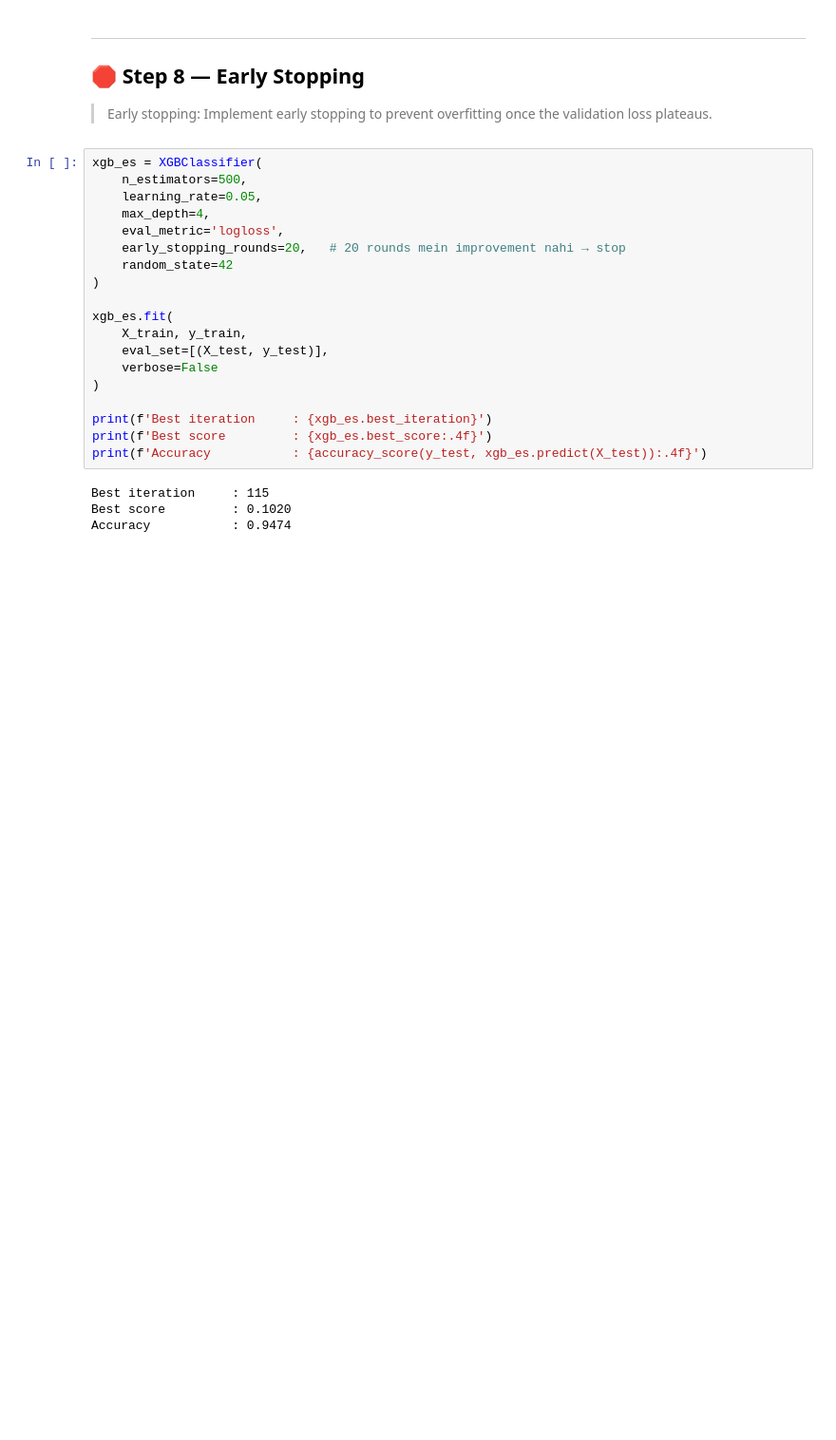
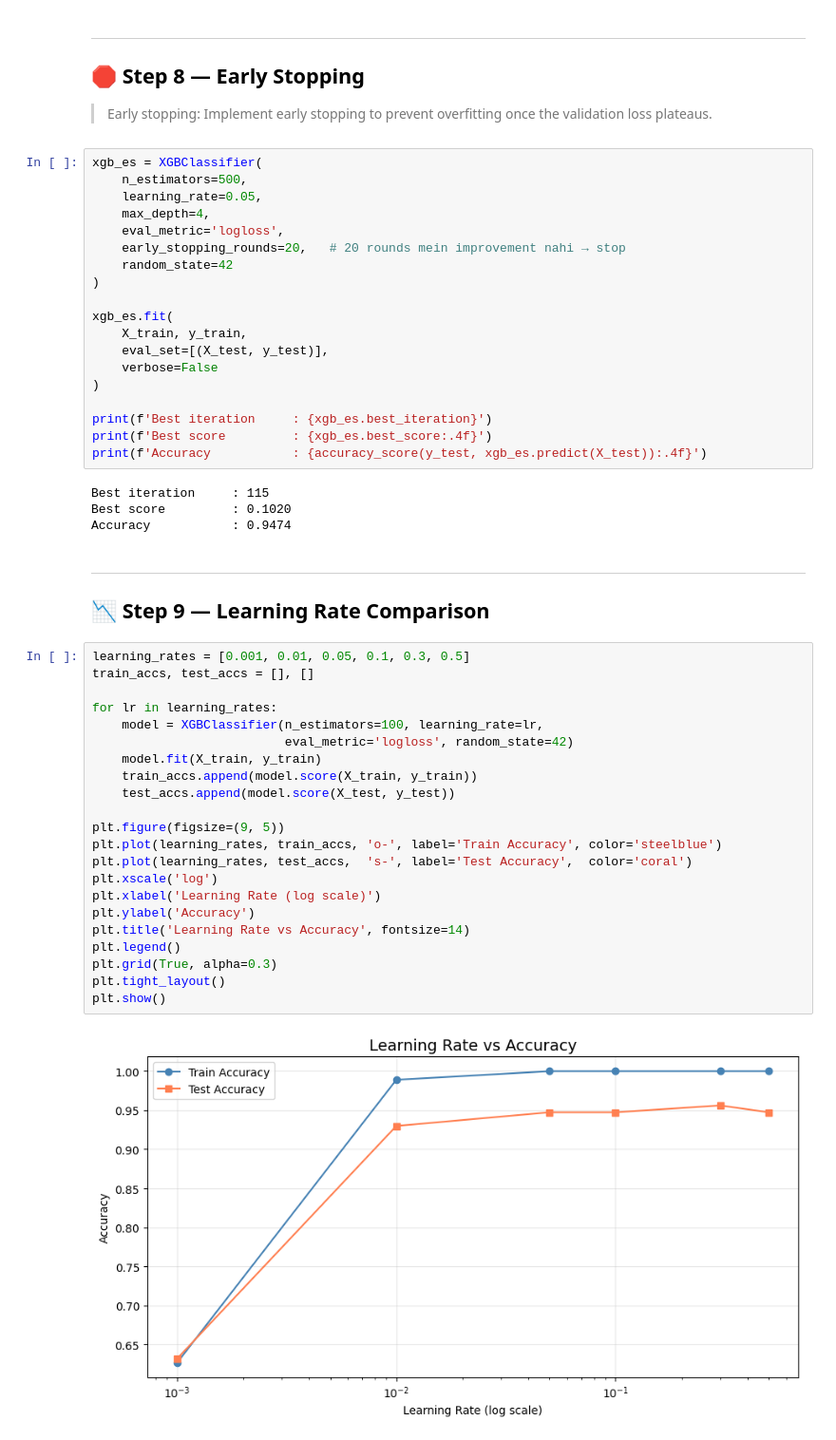
Before and after one commit to abdullah123-collab/Machine_Learning-, a Jupyter notebook: Basics/Ensemble_Methods/Boosting/XGBoost.ipynb, the cells around one changed output. Shown at 95% size. Saved outputs shown, nothing was run; the diff lists cells and outputs as text; blank space fills up the shorter version.

Commit message:
Learning Rate Comparison

```diff
--- a/Basics/Ensemble_Methods/Boosting/XGBoost.ipynb
+++ b/Basics/Ensemble_Methods/Boosting/XGBoost.ipynb
@@ -230,3 +230,30 @@ print(f'Accuracy           : {accuracy_score(y_test, xgb_es.predict(X_test)):.4f
 Best iteration     : 115
 Best score         : 0.1020
 Accuracy           : 0.9474
+# %% [markdown]
+---
+## 📉 Step 9 — Learning Rate Comparison
+# %%
+learning_rates = [0.001, 0.01, 0.05, 0.1, 0.3, 0.5]
+train_accs, test_accs = [], []
+
+for lr in learning_rates:
+    model = XGBClassifier(n_estimators=100, learning_rate=lr,
+                          eval_metric='logloss', random_state=42)
+    model.fit(X_train, y_train)
+    train_accs.append(model.score(X_train, y_train))
+    test_accs.append(model.score(X_test, y_test))
+
+plt.figure(figsize=(9, 5))
+plt.plot(learning_rates, train_accs, 'o-', label='Train Accuracy', color='steelblue')
+plt.plot(learning_rates, test_accs,  's-', label='Test Accuracy',  color='coral')
+plt.xscale('log')
+plt.xlabel('Learning Rate (log scale)')
+plt.ylabel('Accuracy')
+plt.title('Learning Rate vs Accuracy', fontsize=14)
+plt.legend()
+plt.grid(True, alpha=0.3)
+plt.tight_layout()
+plt.show()
+# %% [output]
+[figure, added]
```
